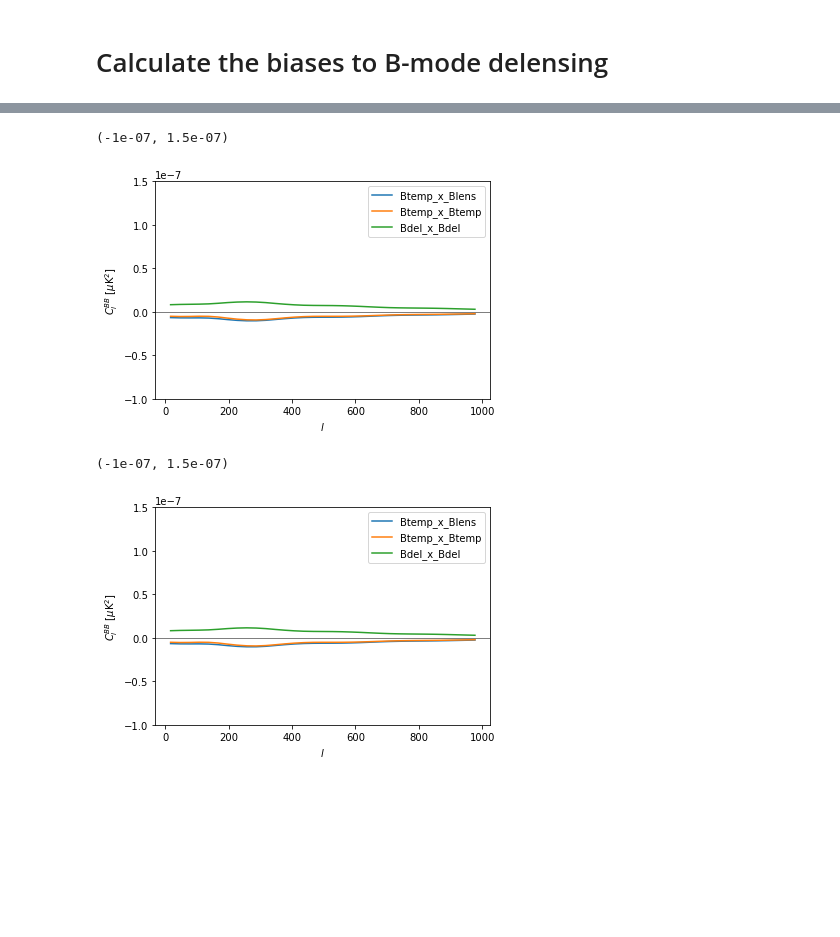
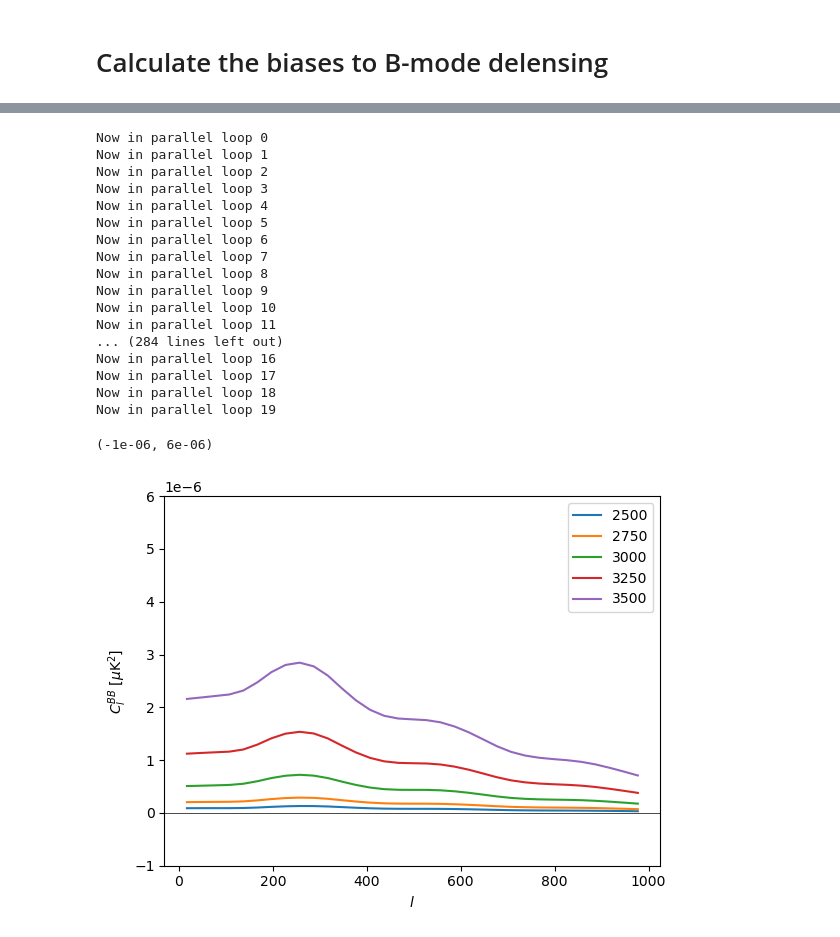
Before and after one commit to abaleato/CosmoBLENDER, a Jupyter notebook: notebooks/example_pipeline.ipynb, the cells around one changed output, grey strips where cells are left out. Saved outputs shown, nothing was run; the diff lists cells and outputs as text; code cells hidden in the pictures; blank space fills up the shorter version.

```diff
--- a/notebooks/example_pipeline.ipynb
+++ b/notebooks/example_pipeline.ipynb
@@ -389,0 +292,21 @@ SO_5e14 = qest.experiment(6., 1.5, 3000, massCut_Mvir=5e14, freq_GHz=freq_GHz)
+# %%
+SO_properties = {'nlev_t': np.array([6.3]),
+                 'beam_size': np.array([1.4]),
+                 'freq_GHz': np.array([143.]), 'nx_secbispec':128}
+
+# Foreground cleaning? Only relevant if many frequencies are provided
+MV_ILC_bool = False
+deproject_CIB = False
+deproject_tSZ = False
+fg_cleaning_dict = {'MV_ILC_bool':MV_ILC_bool, 'deproject_CIB':deproject_CIB, 'deproject_tSZ':deproject_tSZ}
+
+# Initialise experiments with various different mass cuts
+SO_5e15 = qest.experiment(lmax = 3500, massCut_Mvir=5e15, **SO_properties,
+                          **fg_cleaning_dict, fg=False, atm_fg=False)
+# %%
+get_cib=True
+get_tsz=True
+get_mixed=True
+get_secondary_bispec_bias=False
+# %%
+ells, cl_Btemp_x_Blens_bias, cl_Btemp_x_Btemp_bias, cl_Bdel_x_Bdel_bias = hm_calc.get_bias_to_delensed_clbb(SO_5e15, get_cib=get_cib, get_tsz=get_tsz, get_mixed=get_mixed, get_secondary_bispec_bias=get_secondary_bispec_bias)
@@ -390,6 +331,4 @@ SO_5e14 = qest.experiment(6., 1.5, 3000, massCut_Mvir=5e14, freq_GHz=freq_GHz)
 # %%
-ells, cl_Btemp_x_Blens_bias, cl_Btemp_x_Btemp_bias, cl_Bdel_x_Bdel_bias = hm_calc.get_bias_to_delensed_clbb(SO_5e15)
-
 plt.plot(ells, cl_Btemp_x_Blens_bias, label=r'Btemp_x_Blens')
 plt.plot(ells, cl_Btemp_x_Btemp_bias, label=r'Btemp_x_Btemp')
 plt.plot(ells, cl_Bdel_x_Bdel_bias, label=r'Bdel_x_Bdel')
@@ -397,5 +336,6 @@ plt.ylabel(r'$C_l^{BB}$ [$\mu$K$^2$]')
 plt.xlabel(r'$l$')
 plt.legend()
 plt.axhline(0, color='k', lw=0.5)
-plt.ylim([-1e-7,1.5e-7])
+#plt.ylim([-1e-6,6e-6])
+#plt.ylim([-1e-7,2.1e-7])
 # %% [output]
@@ -404,28 +344,33 @@ plt.ylim([-1e-7,1.5e-7])
 # %%
-ells, cl_Btemp_x_Blens_bias_SO_1e15, cl_Btemp_x_Btemp_bias_SO_1e15, cl_Bdel_x_Bdel_bias_SO_1e15 = hm_calc.get_bias_to_delensed_clbb(SO_5e14)
+for lmax in [2500,2750,3000,3250,3500]:
+    # Initialise experiments with various different mass cuts
+    SO_5e15 = qest.experiment(lmax = lmax, massCut_Mvir=5e15, **SO_properties,
+                              **fg_cleaning_dict, fg=False, atm_fg=False)
+    ells, cl_Btemp_x_Blens_bias, cl_Btemp_x_Btemp_bias, cl_Bdel_x_Bdel_bias = hm_calc.get_bias_to_delensed_clbb(SO_5e15, get_cib=get_cib, get_tsz=get_tsz, get_mixed=get_mixed, get_secondary_bispec_bias=get_secondary_bispec_bias)
+    plt.plot(ells, cl_Bdel_x_Bdel_bias, label=lmax)
 
-plt.plot(ells, cl_Btemp_x_Blens_bias_SO_1e15, label=r'Btemp_x_Blens')
-plt.plot(ells, cl_Btemp_x_Btemp_bias_SO_1e15, label=r'Btemp_x_Btemp')
-plt.plot(ells, cl_Bdel_x_Bdel_bias_SO_1e15, label=r'Bdel_x_Bdel')
 plt.ylabel(r'$C_l^{BB}$ [$\mu$K$^2$]')
 plt.xlabel(r'$l$')
 plt.legend()
 plt.axhline(0, color='k', lw=0.5)
-plt.ylim([-1e-7,1.5e-7])
+plt.ylim([-1e-6,6e-6])
 # %% [output]
-(-1e-07, 1.5e-07)
+Now in parallel loop 0
+Now in parallel loop 1
+Now in parallel loop 2
+Now in parallel loop 3
+Now in parallel loop 4
+Now in parallel loop 5
+Now in parallel loop 6
+Now in parallel loop 7
+Now in parallel loop 8
+Now in parallel loop 9
+Now in parallel loop 10
+Now in parallel loop 11
+... (284 lines left out)
+Now in parallel loop 16
+Now in parallel loop 17
+Now in parallel loop 18
+Now in parallel loop 19
+(-1e-06, 6e-06)
-[figure, old version]
+[figure, new version]
-# %%
-ells, cl_Btemp_x_Blens_bias_SO_5e14, cl_Btemp_x_Btemp_bias_SO_5e14, cl_Bdel_x_Bdel_bias_SO_5e14 = hm_calc.get_bias_to_delensed_clbb(SO_5e14)
-
-plt.plot(ells, cl_Btemp_x_Blens_bias_SO_5e14, label=r'Btemp_x_Blens')
-plt.plot(ells, cl_Btemp_x_Btemp_bias_SO_5e14, label=r'Btemp_x_Btemp')
-plt.plot(ells, cl_Bdel_x_Bdel_bias_SO_5e14, label=r'Bdel_x_Bdel')
-plt.ylabel(r'$C_l^{BB}$ [$\mu$K$^2$]')
-plt.xlabel(r'$l$')
-plt.legend()
-plt.axhline(0, color='k', lw=0.5)
-plt.ylim([-1e-7,1.5e-7])
-# %% [output]
-(-1e-07, 1.5e-07)
-[figure, removed]
```
Also changed, not shown: parts of 30 cells of this notebook, 2 other files.
